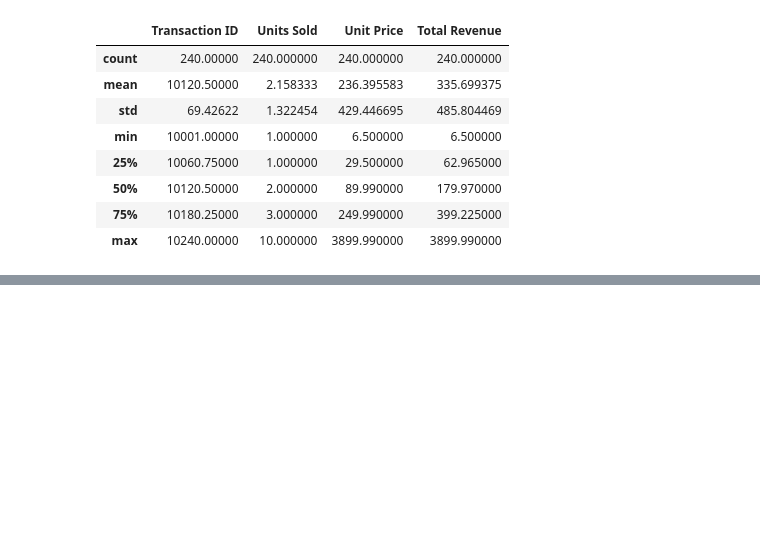
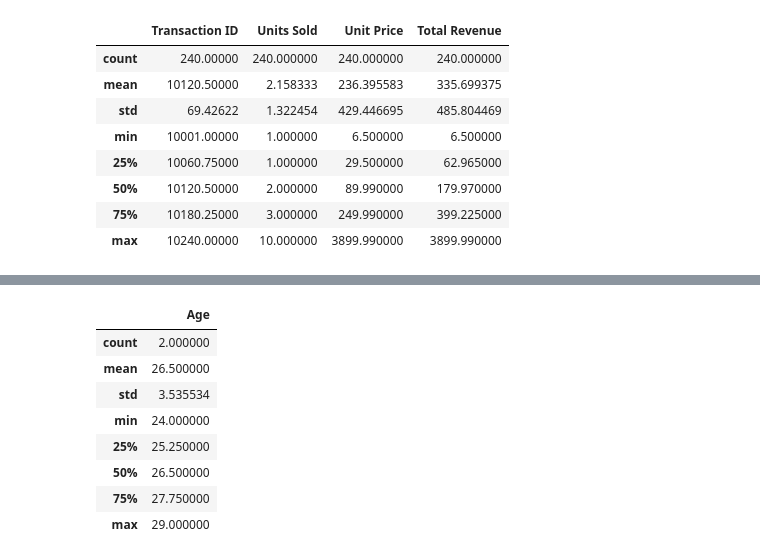
Before and after one commit to Saicharanraju0099/data-science, a Jupyter notebook: 10 - DATA ANALYSIS WITH PYTHON/10.2 - Pandas.ipynb, the cells around one changed output, grey strips where cells are left out. Cells and saved outputs as stored; diff of their text form; code cells hidden in the pictures; blank space fills up the shorter version.

```diff
--- a/10 - DATA ANALYSIS WITH PYTHON/10.2 - Pandas.ipynb
+++ b/10 - DATA ANALYSIS WITH PYTHON/10.2 - Pandas.ipynb
@@ -281,0 +308,12 @@ data_set.describe()
+# %%
+df.describe()
+# %% [output]
+|  | Age |
+| count | 2.000000 |
+| mean | 26.500000 |
+| std | 3.535534 |
+| min | 24.000000 |
+| 25% | 25.250000 |
+| 50% | 26.500000 |
+| 75% | 27.750000 |
+| max | 29.000000 |
```
Also changed, not shown: parts of 4 cells of this notebook.
